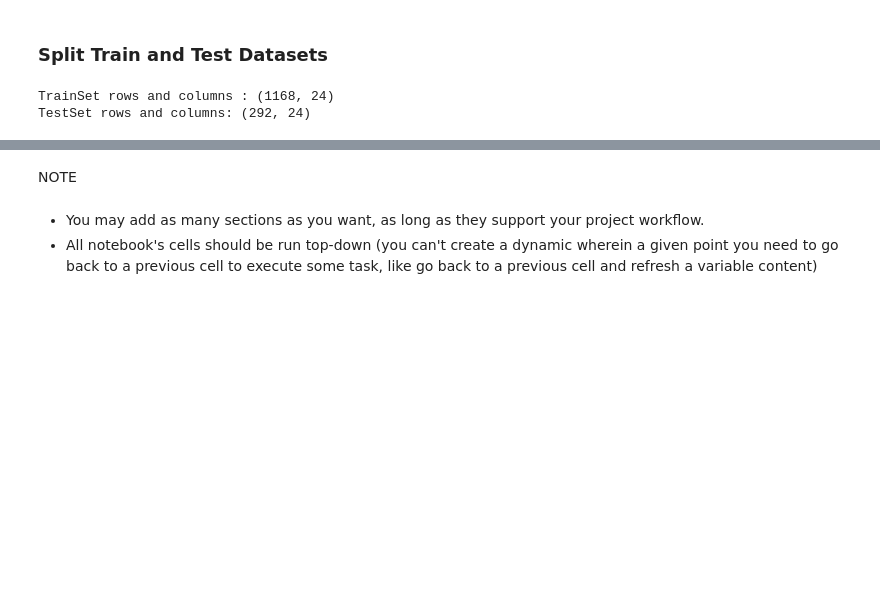
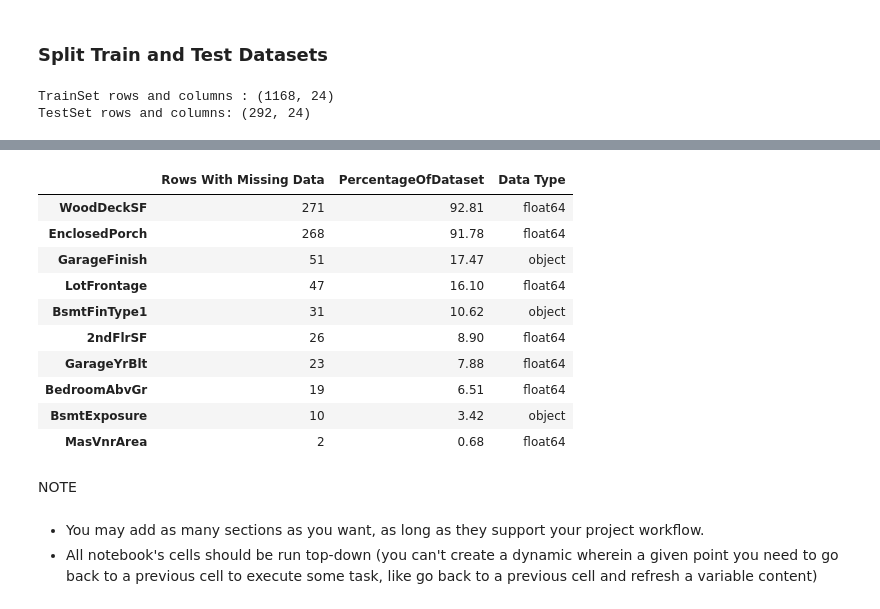
Before and after one commit to aksurcos/P5-Heritage-Housing, a Jupyter notebook: jupyter_notebooks/03_data_cleaning.ipynb, the cells around one changed output, grey strips where cells are left out. Saved outputs shown, nothing was run; the diff lists cells and outputs as text; code cells hidden in the pictures; blank space fills up the shorter version.

```diff
--- a/jupyter_notebooks/03_data_cleaning.ipynb
+++ b/jupyter_notebooks/03_data_cleaning.ipynb
@@ -206,3 +219,18 @@ TestSet rows and columns: (292, 24)
+# %%
+df_missing_data = EvaluateMissingData(TestSet)
+df_missing_data
+# %% [output]
+|  | Rows With Missing Data | PercentageOfDataset | Data Type |
+| WoodDeckSF | 271 | 92.81 | float64 |
+| EnclosedPorch | 268 | 91.78 | float64 |
+| GarageFinish | 51 | 17.47 | object |
+| LotFrontage | 47 | 16.10 | float64 |
+| BsmtFinType1 | 31 | 10.62 | object |
+| 2ndFlrSF | 26 | 8.90 | float64 |
+| GarageYrBlt | 23 | 7.88 | float64 |
+| BedroomAbvGr | 19 | 6.51 | float64 |
+| BsmtExposure | 10 | 3.42 | object |
+| MasVnrArea | 2 | 0.68 | float64 |
 # %% [markdown]
 NOTE
 # %% [markdown]
```
Also changed, not shown: parts of 28 cells of this notebook, 3 other files.
